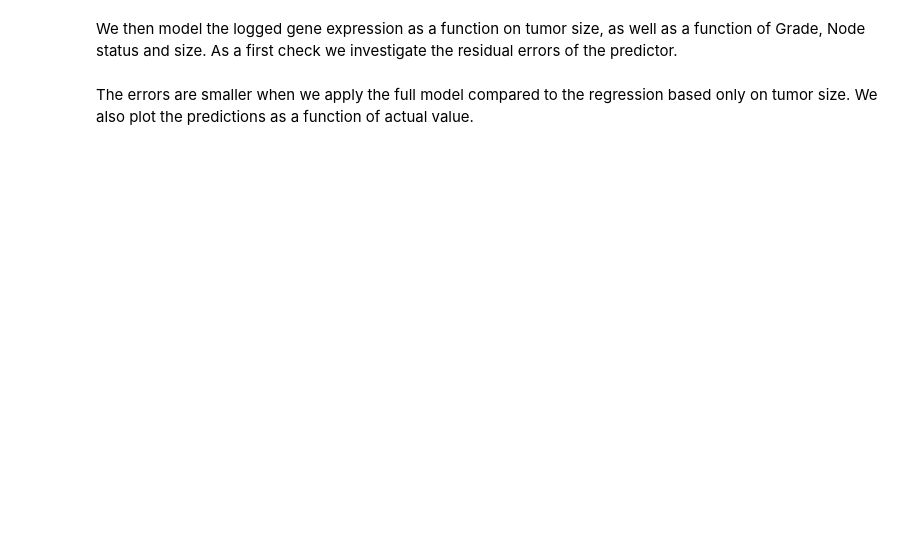
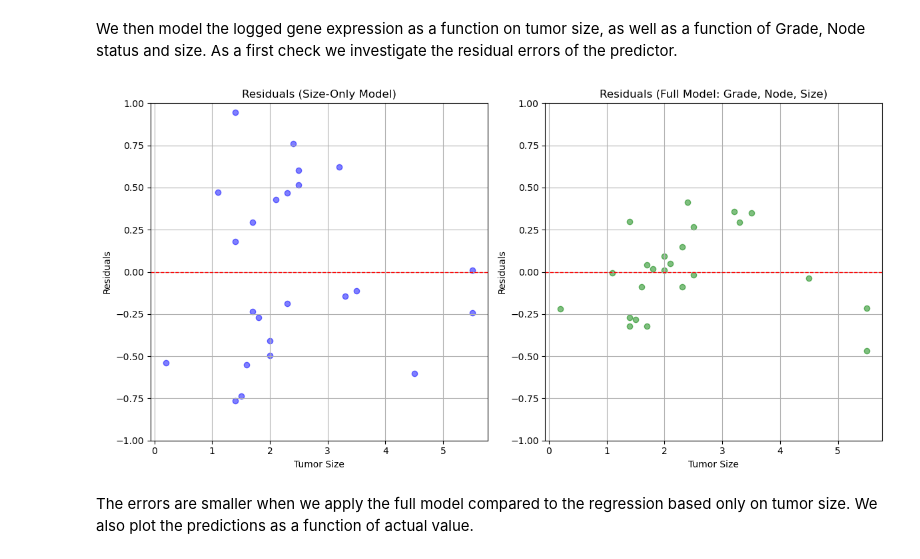
Before and after one commit to statisticalbiotechnology/dsbook, a Jupyter notebook: dsbook/supervised/KPNA2.ipynb, the cells around one changed output. Saved outputs shown, nothing was run; the diff lists cells and outputs as text; code cells hidden in the pictures; blank space fills up the shorter version.

Commit message:
Missed a couple of variables

```diff
--- a/dsbook/supervised/KPNA2.ipynb
+++ b/dsbook/supervised/KPNA2.ipynb
@@ -49,39 +65,56 @@ plt.show()
 # %% [markdown]
 We then model the logged gene expression as a function on tumor size, as well as a function of Grade, Node status and size. As a first check we investigate the residual errors of the predictor.
 # %%
+# Perform two regressions: one with only 'size' and another with 'grade', 'node', and 'size'
+
+# Regression with only 'size' as the independent variable
+y = gene_table['log_gene']
+X_size = gene_table[['size']]
+model_size = LinearRegression()
+model_size.fit(X_size, y)
+gene_table['predicted_log_gene_size'] = model_size.predict(X_size)
+
+# Regression with 'grade', 'node', and 'size' as independent variables
+X_all = gene_table[['grade', 'node', 'size']]
+model_all = LinearRegression()
+model_all.fit(X_all, y)
+gene_table['predicted_log_gene_all'] = model_all.predict(X_all)
+
 # Calculate residuals for both regression models
 
 # Residuals for model with only 'size' as the independent variable
 gene_table['residuals_size'] = gene_table['log_gene'] - gene_table['predicted_log_gene_size']
 
 # Residuals for model with 'grade', 'node', and 'size' as independent variables
 gene_table['residuals_all'] = gene_table['log_gene'] - gene_table['predicted_log_gene_all']
 
 # Plot the residuals for both models
 plt.figure(figsize=(12, 6))
 
 # Residuals for size-only model
 plt.subplot(1, 2, 1)
 plt.scatter(gene_table['size'], gene_table['residuals_size'], color='blue', alpha=0.5)
 plt.axhline(0, color='red', linestyle='--', linewidth=1)
 plt.xlabel('Tumor Size')
 plt.ylabel('Residuals')
 plt.ylim(-1,1)
 plt.title('Residuals (Size-Only Model)')
 plt.grid(True)
 
 # Residuals for full model with grade, node, and size
 plt.subplot(1, 2, 2)
 plt.scatter(gene_table['size'], gene_table['residuals_all'], color='green', alpha=0.5)
 plt.axhline(0, color='red', linestyle='--', linewidth=1)
 plt.xlabel('Tumor Size')
 plt.ylabel('Residuals')
 plt.ylim(-1,1)
 plt.title('Residuals (Full Model: Grade, Node, Size)')
 plt.grid(True)
 
 plt.tight_layout()
 plt.show()
+# %% [output]
+[figure, added]
 # %% [markdown]
 The errors are smaller when we apply the full model compared to the regression based only on tumor size. We also plot the predictions as a function of actual value.
 # %%
```
Also changed, not shown: parts of 4 cells of this notebook.
